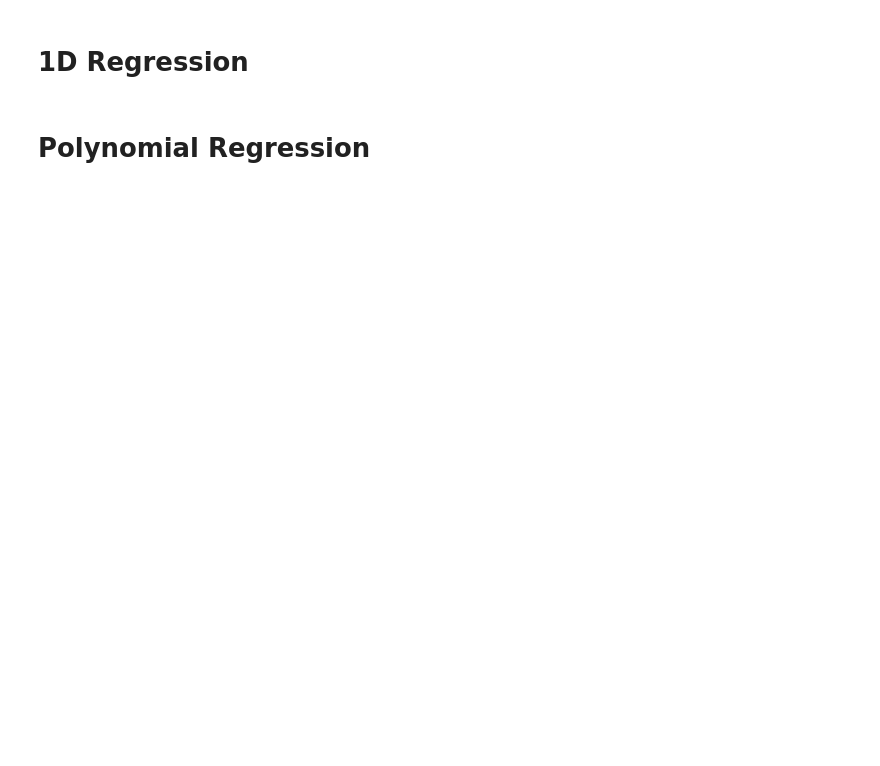
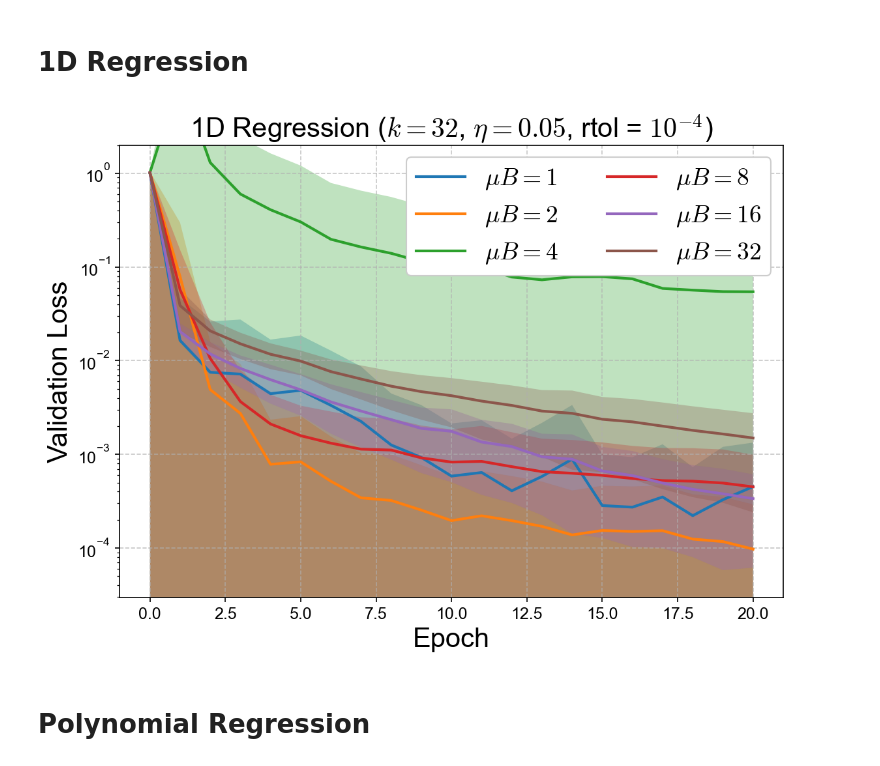
Before and after one commit to sambt/sven-experiments, a Jupyter notebook: analysis/microbatch_analysis.ipynb, the cells around one changed output. Drawn from its saved outputs; the diff is of its cells as text; code cells hidden in the pictures; blank space fills up the shorter version.

```diff
--- a/analysis/microbatch_analysis.ipynb
+++ b/analysis/microbatch_analysis.ipynb
@@ -30,7 +32,7 @@ print(f"Plots will be saved to: {PLOT_DIR.resolve()}")
 from style import load_results
 
 SCAN_CONFIGS = {
-    #'MNIST (LabelReg)':    'mnist_microbatch_labelreg_scan',
+    'MNIST':    'mnist_microbatch_labelreg_scan',
     'Toy 1D':              'toy_1d_microbatch_scan',
     'Polynomial':          'polynomial_microbatch_scan',
 }
@@ -113,41 +143,43 @@ print("="*50)
 # %% [markdown]
 # 1D Regression
 # %%
-colors = sns.color_palette("deep")
+colors = sns.color_palette("bright")
 
 fig, ax = plt.subplots(figsize=(8, 6))
 
-K_SEL = 16
-RTOL = 1e-3
+K_SEL = 32
+RTOL = 1e-4
 LR = 0.05
 
 df = datasets['Toy 1D']
 
 for mb_size in mb_sizes_1d:
     losses = []
     for mseed in model_seeds_1d:
         cut = (df['microbatch_size'] == mb_size) & (df['model_seed'] == mseed) & (df['k'] == K_SEL) & (df['rtol'] == RTOL) & (df['lr'] == LR)
         row = df.loc[cut]
         if len(row) > 1:
             print("bad!")
         row = row.iloc[0]
         losses.append(np.array(get_loss_curve(row, 'val')).reshape(1,-1))
     losses = np.concatenate(losses, axis=0)
     mean_loss = np.mean(losses, axis=0)
     std_loss = np.std(losses, axis=0)
     epochs = np.arange(len(mean_loss))
     ax.plot(epochs, mean_loss, label=f"$\\mu B = {mb_size}$", zorder=2)
     ax.fill_between(epochs, mean_loss - std_loss, mean_loss + std_loss, alpha=0.3, zorder=1)
 
 ax.set_xlabel('Epoch')
 ax.set_ylabel('Validation Loss')
 ax.set_yscale('log')
 plt.legend(ncol=2,loc='upper right',frameon=True,framealpha=1, fontsize=18)
 ax.set_title(f"1D Regression ($k = {K_SEL}$, $\\eta = {LR}$, rtol = ${lr_labels[RTOL]}$)")
 plt.ylim([None,2])
 plt.grid(axis='both', linestyle='--', alpha=0.7, zorder=0)
 plt.tight_layout()
 plt.savefig(PLOT_DIR / "toy_1d_val_loss_microbatchScan.pdf",bbox_inches='tight')
+# %% [output]
+[figure, added]
 # %% [markdown]
 # Polynomial Regression
 # %%
```
Also changed, not shown: parts of 7 cells of this notebook, 7 other files.
